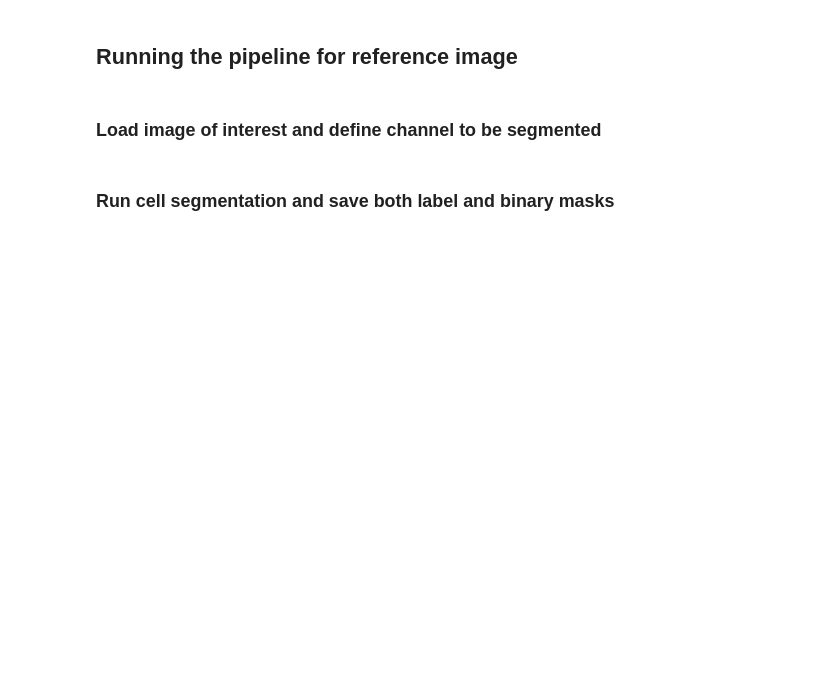
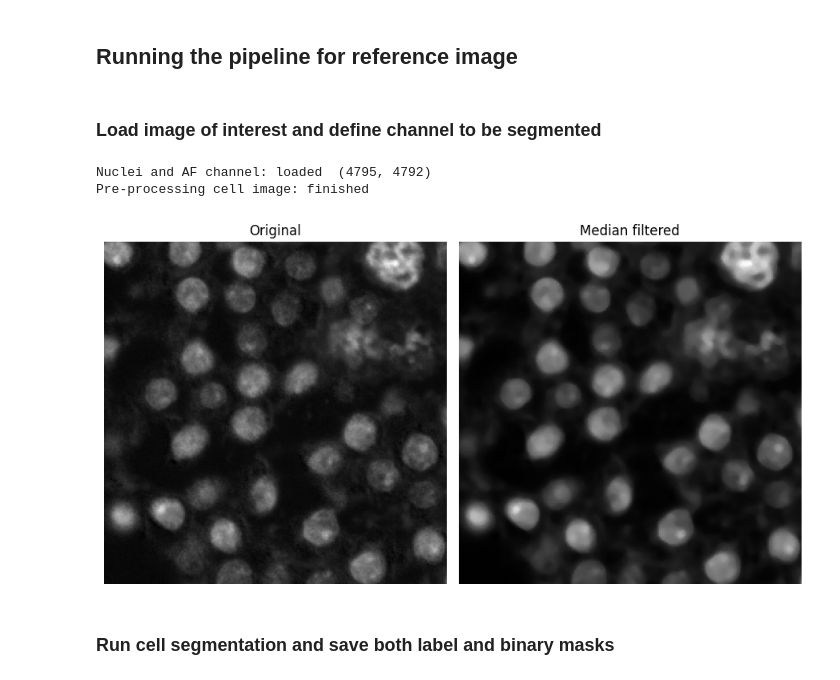
Before and after one commit to BIIFSweden/spermatogenesis-profiling, a Jupyter notebook: notebooks/pipeline_multiplexed.ipynb, the cells around one changed output. Saved outputs shown, nothing was run; the diff lists cells and outputs as text; code cells hidden in the pictures; blank space fills up the shorter version.

```diff
--- a/notebooks/pipeline_multiplexed.ipynb
+++ b/notebooks/pipeline_multiplexed.ipynb
@@ -240,48 +71,49 @@ distrib_posit.to_csv(os.path.join(inputpath + '/distribution_per_positive.csv'),
 ### Load image of interest and define channel to be segmented
 # %%
 # Define paths
-path = '/Users/gisele/input/20456949/' # update input path!
-ref_image = '20456949_Core[1,1,B]_[14400,36057]_component_data.tif'
-ilastik_mask = '20456949_Core1,1,B_14400,36057_component_data_520_Simple Segmentation.tiff'
+path = '../data/' # update input path!
+ref_image = '20460292_2A_13070-41475_component_data.tif'
+ilastik_mask = '20460292_2A_13070-41475_component_data_520_Simple Segmentation.tiff'
 
 outpath = path + '/output_nms-' + str(nms_thresh) + '_prob-' + str(prob_thresh)
 if not os.path.exists(outpath):
     os.makedirs(outpath)
 
 # Read reference image
 
 ref_img = io.imread(os.path.join(path, ref_image))
 
 # Select channel to be segmented
 original = ref_img[0,:,:] + ref_img[7,:,:]
 print("Nuclei and AF channel: loaded ", original.shape)
 
 # Apply pre-processing to the AF channel
-background, filtered = preprocess(original)
+filtered = preprocess(original)
 print("Pre-processing cell image: finished")
 
 # Show pre-processing
 fig, axes = plt.subplots(
     nrows=1,
-    ncols=3,
+    ncols=2,
     figsize=(9, 5),
     sharex=True,
     sharey=True,
 )
 
 axes[0].imshow(exposure.rescale_intensity(original[1000:1250, 1000:1250]), cmap="gray")
 axes[0].set_title("Original")
 
-axes[1].imshow(exposure.rescale_intensity(background[1000:1250, 1000:1250]), cmap="gray")
-axes[1].set_title("Background correction")
-
-axes[2].imshow(exposure.rescale_intensity(filtered[1000:1250, 1000:1250]), cmap="gray")
-axes[2].set_title("Median filtered")
+axes[1].imshow(exposure.rescale_intensity(filtered[1000:1250, 1000:1250]), cmap="gray")
+axes[1].set_title("Median filtered")
 
 for a in axes:
     a.axis("off")
 fig.tight_layout()
 plt.show()
+# %% [output]
+Nuclei and AF channel: loaded  (4795, 4792)
+Pre-processing cell image: finished
+[figure, added]
 # %% [markdown]
 ### Run cell segmentation and save both label and binary masks
 # %%
```
Also changed, not shown: parts of 16 cells of this notebook, 2 other files.
